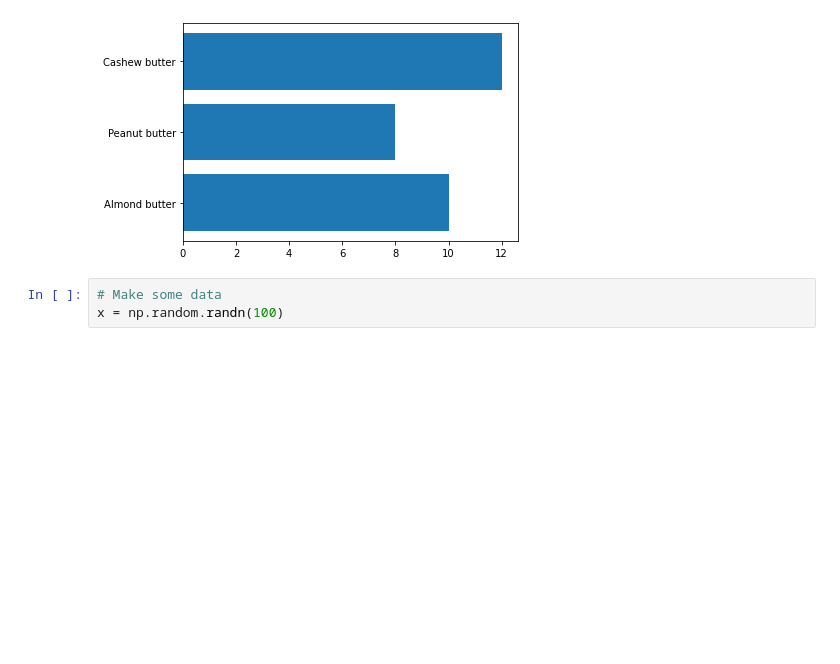
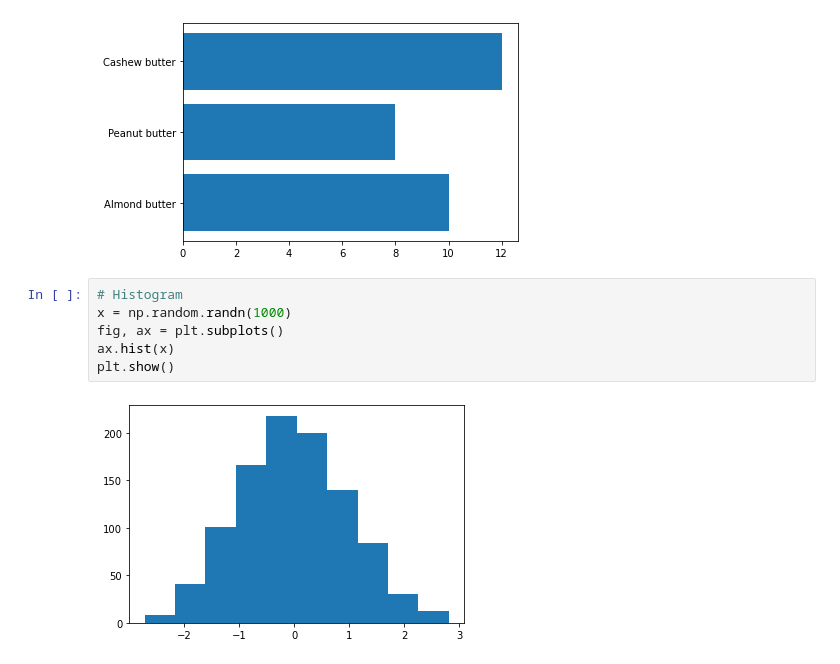
Before and after one commit to JavierMedel/ZM-Machine-Learning, a Jupyter notebook: Section-02-data-science-and-ml-tools/006-introduction-to-matplotlib.ipynb, the cells around one changed output. Cells and saved outputs as stored; diff of their text form; blank space fills up the shorter version.

```diff
--- a/Section-02-data-science-and-ml-tools/006-introduction-to-matplotlib.ipynb
+++ b/Section-02-data-science-and-ml-tools/006-introduction-to-matplotlib.ipynb
@@ -132,6 +132,11 @@ ax.barh(list(nut_butter_prices.keys()), list(nut_butter_prices.values()))
 plt.show()
 # %% [output]
 [figure]
-# %%
-# Make some data
-x = np.random.randn(100)
+# %%
+# Histogram
+x = np.random.randn(1000)
+fig, ax = plt.subplots()
+ax.hist(x)
+plt.show()
+# %% [output]
+[figure, added]
```
Also changed, not shown: parts of 8 cells of this notebook.
